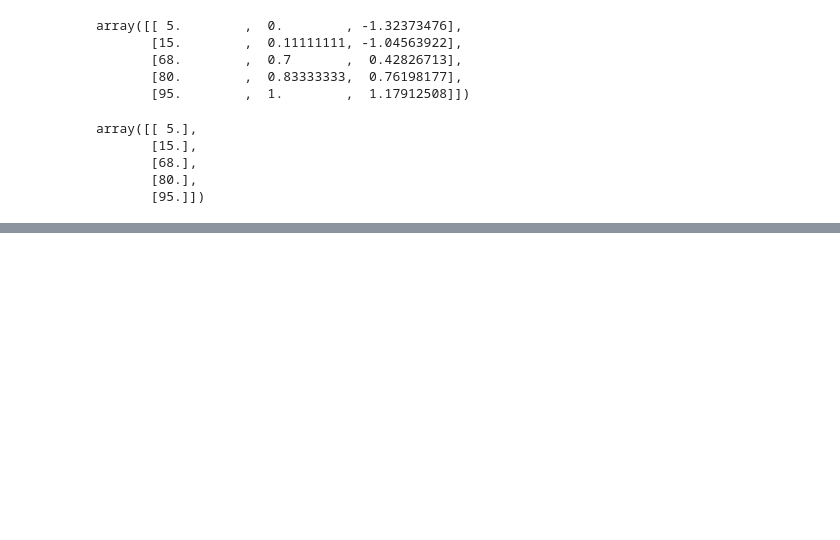
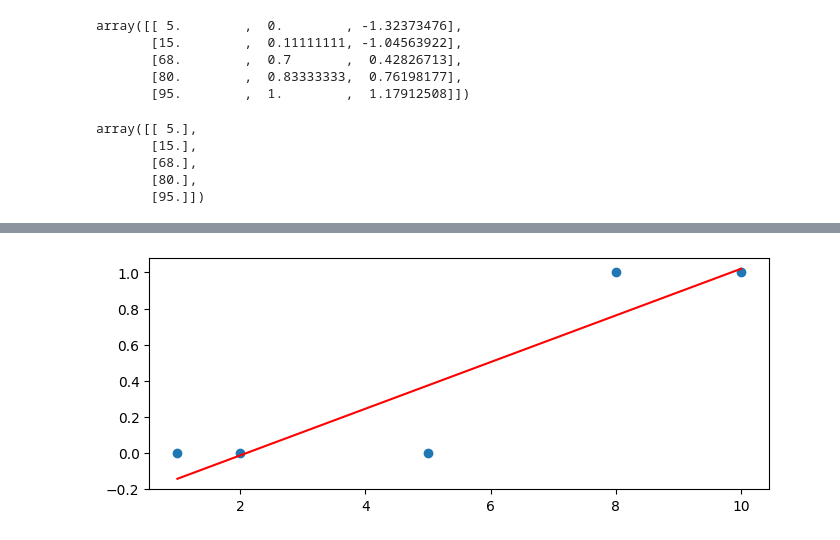
Before and after one commit to hjinyoo/ai, a Jupyter notebook: source/05_DeepLearning/04_tensorflow_v1_tensor객체흐름.ipynb, the cells around one changed output, grey strips where cells are left out. Drawn from its saved outputs; the diff is of its cells as text; code cells hidden in the pictures; blank space fills up the shorter version.

```diff
--- a/source/05_DeepLearning/04_tensorflow_v1_tensor객체흐름.ipynb
+++ b/source/05_DeepLearning/04_tensorflow_v1_tensor객체흐름.ipynb
@@ -396,0 +542,15 @@ for step in range(1, 6001):
+# %%
+# 교안 35p
+from scipy import stats
+import matplotlib.pyplot as plt
+plt.figure(figsize=(8,3))
+x = np.array([1, 2, 5, 8, 10])
+y = np.array([0, 0, 0, 1, 1]) # 실제값
+lm = stats.linregress(x,y) # 기울기(weight, slope)와 절편(bias, intercept)
+lm[0], lm[1] # W와 bias
+H = lm[0] * x  + lm[1] # 예측값
+plt.scatter(x,y)
+plt.plot(x, H, 'r')
+plt.show()
+# %% [output]
+[figure, added]
```
Also changed, not shown: parts of 30 cells of this notebook, 3 other files.
